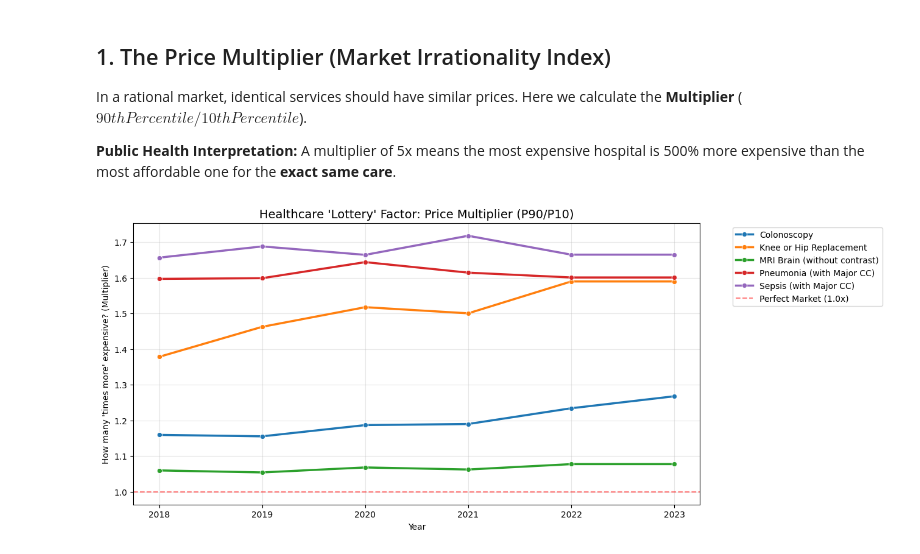
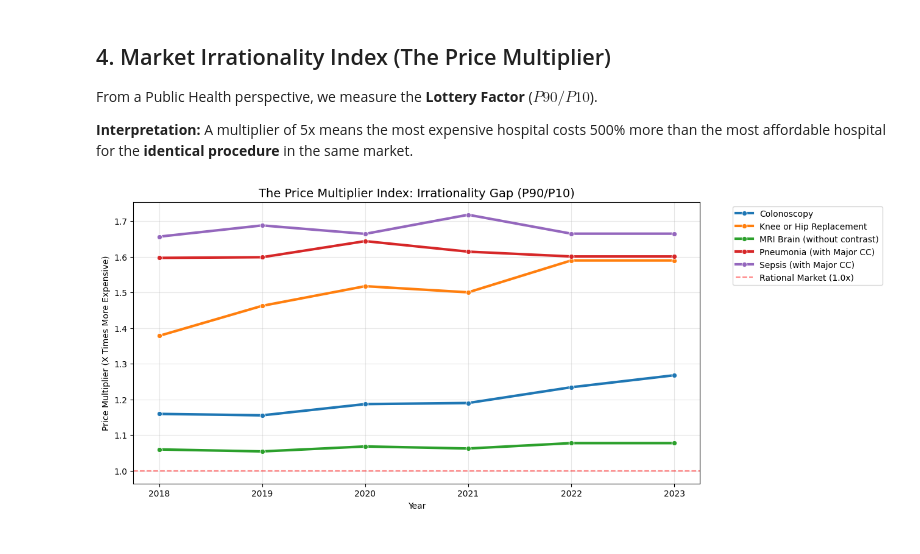
Before and after one commit to 6066Z/OpenHealthDP, a Jupyter notebook: example_analysis.ipynb, the cells around one changed output. Saved outputs shown, nothing was run; the diff lists cells and outputs as text; code cells hidden in the pictures.

Commit message:
docs: merge professional and public health metrics (Skewness, Volatility, and Price Multipliers)

```diff
--- a/example_analysis.ipynb
+++ b/example_analysis.ipynb
@@ -32,6 +33,8 @@ def fetch_data(pid):
         df = pd.DataFrame(r.json()["data"])
         if not df.empty:
             df['procedure_name'] = PROCEDURE_MAP.get(pid, pid)
+            # Professional Metric: Negotiation Ratio (% of Sticker Price)
+            df['negotiation_ratio'] = (df['avg_allowed'] / df['avg_charge']) * 100
         return df
     except:
         return pd.DataFrame()
@@ -40,26 +104,26 @@ full_df = pd.concat([fetch_data(pid) for pid in PROCEDURE_MAP.keys()], ignore_in
 # %% [markdown]
-## 1. The Price Multiplier (Market Irrationality Index)
-In a rational market, identical services should have similar prices. Here we calculate the **Multiplier** ($90th Percentile / 10th Percentile$).
+## 4. Market Irrationality Index (The Price Multiplier)
+From a Public Health perspective, we measure the **Lottery Factor** ($P90/P10$).
 
-**Public Health Interpretation:** A multiplier of 5x means the most expensive hospital is 500% more expensive than the most affordable one for the **exact same care**.
+**Interpretation:** A multiplier of 5x means the most expensive hospital costs 500% more than the most affordable hospital for the **identical procedure** in the same market.
 # %%
 if not full_df.empty:
-    # Calculate 10th and 90th percentiles per procedure per year
-    metric_df = full_df.groupby(['procedure_name', 'source_year'])['avg_allowed'].agg([lambda x: x.quantile(0.10), lambda x: x.quantile(0.90)]).reset_index()
-    metric_df.columns = ['Procedure', 'Year', 'P10', 'P90']
+    # Calculate 10th and 90th percentiles
+    mult_df = full_df.groupby(['procedure_name', 'source_year'])['avg_allowed'].agg([lambda x: x.quantile(0.10), lambda x: x.quantile(0.90)]).reset_index()
+    mult_df.columns = ['Procedure', 'Year', 'P10', 'P90']
 
     # The Multiplier Index
-    metric_df['multiplier'] = metric_df['P90'] / metric_df['P10']
+    mult_df['multiplier'] = mult_df['P90'] / mult_df['P10']
 
     plt.figure(figsize=(12, 6))
-    sns.lineplot(data=metric_df, x='Year', y='multiplier', hue='Procedure', marker='o', linewidth=2.5)
-    plt.axhline(1.0, color='red', linestyle='--', alpha=0.5, label='Perfect Market (1.0x)')
+    sns.lineplot(data=mult_df, x='Year', y='multiplier', hue='Procedure', marker='o', linewidth=3)
+    plt.axhline(1.0, color='red', linestyle='--', alpha=0.5, label='Rational Market (1.0x)')
 
-    plt.title("Healthcare 'Lottery' Factor: Price Multiplier (P90/P10)", fontsize=14)
-    plt.ylabel("How many 'times more' expensive? (Multiplier)")
+    plt.title("The Price Multiplier Index: Irrationality Gap (P90/P10)", fontsize=14)
+    plt.ylabel("Price Multiplier (X Times More Expensive)")
     plt.xlabel("Year")
     plt.grid(True, alpha=0.3)
     plt.legend(bbox_to_anchor=(1.05, 1), loc='upper left')
     plt.show()
 # %% [output]
-[figure, old version]
+[figure, new version]
```
Also changed, not shown: parts of 12 cells of this notebook.
